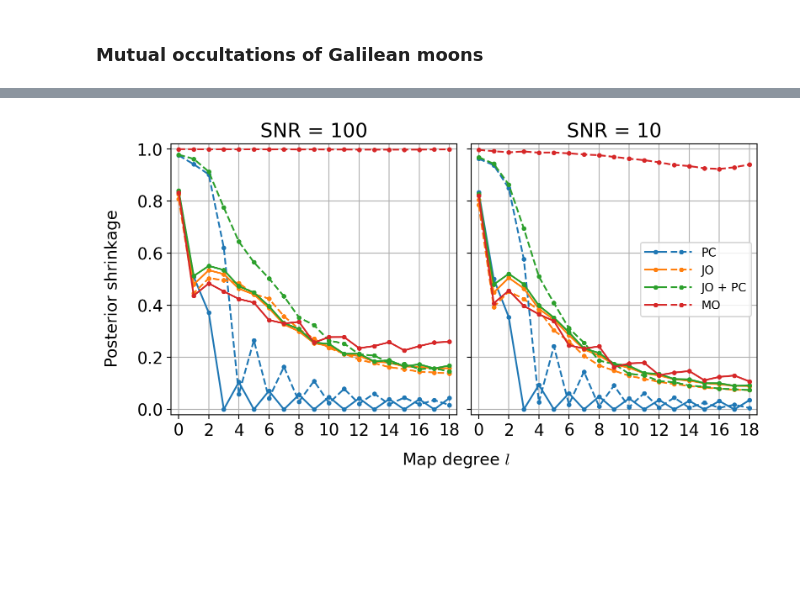
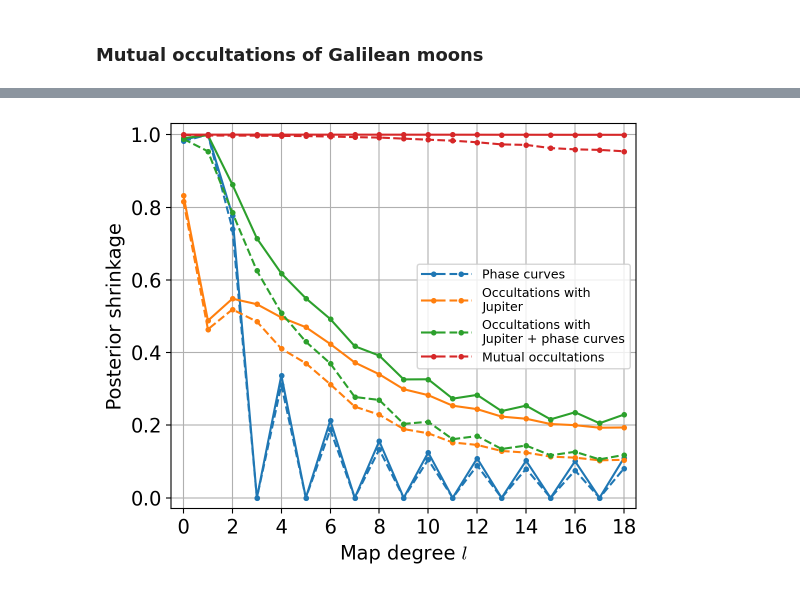
Before and after one commit to fbartolic/volcano, a Jupyter notebook: notebooks/information_content_fig.ipynb, the cells around one changed output, grey strips where cells are left out. Cells and saved outputs as stored; diff of their text form; code cells hidden in the pictures; blank space fills up the shorter version.

Commit message:
Updated information content figure. Got rid of all reflected light computations.

```diff
--- a/notebooks/information_content_fig.ipynb
+++ b/notebooks/information_content_fig.ipynb
@@ -114,7 +114,7 @@ while len(eph_io_occ_em) < nlightcurves:
 
     i = i + 1
 # %%
-def compute_design_matrix_phase(eph_list, reflected=True):
+def compute_design_matrix_phase(eph_list, reflected=False):
     ydeg = 20
     map = starry.Map(ydeg=ydeg, reflected=reflected)
 
@@ -444,51 +410,49 @@ _s_mut_ref = compute_posterior_shrinkage(A_mut_ref, snr=10)
+# %%
+s_phase = compute_posterior_shrinkage(A_phase, snr=100)
+s_occ = compute_posterior_shrinkage(A_occ, snr=100)
+s_occ_phase = compute_posterior_shrinkage(A_occ_phase, snr=100)
+s_mut = compute_posterior_shrinkage(A_mut, snr=100)
+
+_s_phase = compute_posterior_shrinkage(A_phase, snr=10)
+_s_occ = compute_posterior_shrinkage(A_occ, snr=10)
+_s_occ_phase = compute_posterior_shrinkage(A_occ_phase, snr=10)
+_s_mut = compute_posterior_shrinkage(A_mut, snr=10)
 # %%
-fig, ax = plt.subplots(1, 2, figsize=(8, 4), sharey=True)
-fig.tight_layout()
-fig.subplots_adjust(wspace=0.05)
+fig, ax = plt.subplots(figsize=(6, 5))
 
 lcut = 19
 
-(p1,) = ax[0].plot(s_phase_em[:lcut], "C0.-")
-(p2,) = ax[0].plot(s_phase_ref[:lcut], "C0.--")
-(p3,) = ax[0].plot(s_occ_emitted[:lcut], "C1.-")
-(p4,) = ax[0].plot(s_occ_ref[:lcut], "C1.--")
-(p5,) = ax[0].plot(s_occ_phase_em[:lcut], "C2.-")
-(p6,) = ax[0].plot(s_occ_phase_ref[:lcut], "C2.--")
-(p7,) = ax[0].plot(s_mut_em[:lcut], "C3.-")
-(p8,) = ax[0].plot(s_mut_ref[:lcut], "C3.--")
+(p1,) = ax.plot(s_phase[:lcut], "C0.-")
+(p2,) = ax.plot(_s_phase[:lcut], "C0.--")
+(p3,) = ax.plot(s_occ[:lcut], "C1.-")
+(p4,) = ax.plot(_s_occ[:lcut], "C1.--")
+(p5,) = ax.plot(s_occ_phase[:lcut], "C2.-")
+(p6,) = ax.plot(_s_occ_phase[:lcut], "C2.--")
+(p7,) = ax.plot(s_mut[:lcut], "C3.-")
+(p8,) = ax.plot(_s_mut[:lcut], "C3.--")
 
-ax[1].legend(
+ax.legend(
     [(p1, p2), (p3, p4), (p5, p6), (p7, p8)],
-    ["PC", "JO", "JO + PC", "MO"],
+    [
+        "Phase curves",
+        "Occultations with \nJupiter",
+        "Occultations with \nJupiter + phase curves",
+        "Mutual occultations",
+    ],
     numpoints=1,
     handler_map={tuple: HandlerTuple(ndivide=None)},
     handlelength=4,
-    prop={"size": 10},
-    loc="center right",
+    prop={"size": 9},
+    #     loc="center right",
 )
 
-ax[1].plot(_s_phase_em[:lcut], "C0.-", label="PC")
-ax[1].plot(_s_phase_ref[:lcut], "C0.--")
-ax[1].plot(_s_occ_emitted[:lcut], "C1.-", label="JO")
-ax[1].plot(_s_occ_ref[:lcut], "C1.--")
-ax[1].plot(_s_occ_phase_em[:lcut], "C2.-", label="JO + PC")
-ax[1].plot(_s_occ_phase_ref[:lcut], "C2.--")
-ax[1].plot(_s_mut_em[:lcut], "C3.-", label="MO")
-ax[1].plot(_s_mut_ref[:lcut], "C3.--")
-
-
-for a in ax.flatten():
-    a.grid()
-    a.set_ylim(-0.02, 1.02)
-    a.set_xlim(-0.5, 18.5)
-    a.set_xticks(np.arange(0, 19, 2))
-
-ax[0].set_title("SNR = 100")
-ax[1].set_title("SNR = 10")
-
-fig.text(0.5, -0.01, r"Map degree $l$", ha="center", va="center")
-fig.text(-0.01, 0.5, "Posterior shrinkage", ha="center", va="center", rotation=90)
+ax.set_xlabel(r"Map degree $l$")
+ax.set_ylabel("Posterior shrinkage")
+ax.grid()
+ax.set_ylim(-0.03, 1.03)
+ax.set_xlim(-0.5, 18.5)
+ax.set_xticks(np.arange(0, 19, 2))
 
 plt.savefig("../paper/figures/nullspace.pdf", bbox_inches="tight")
 # %% [output]
-[figure, old version]
+[figure, new version]
```
Also changed, not shown: parts of 10 cells of this notebook.
